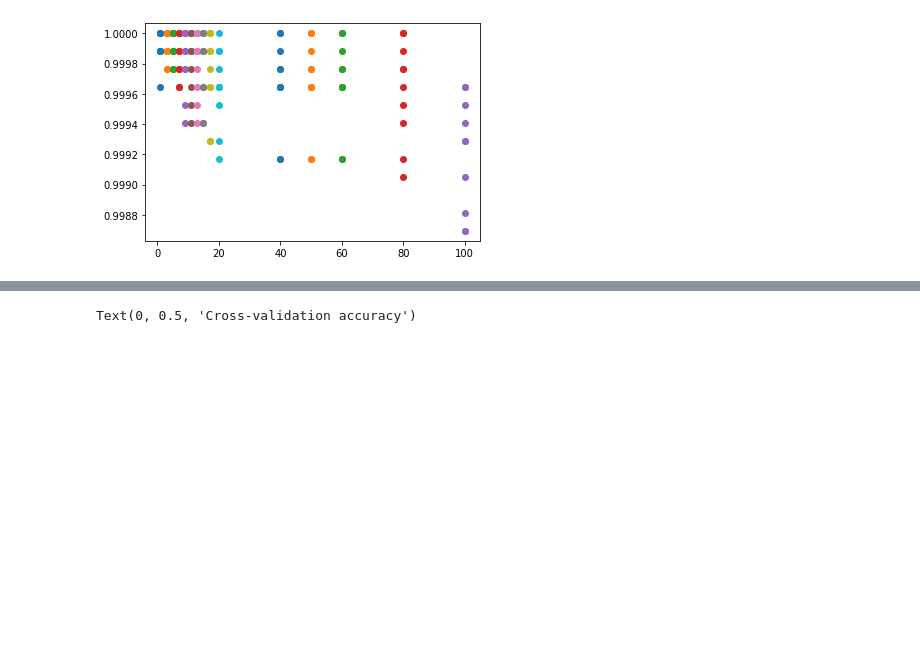
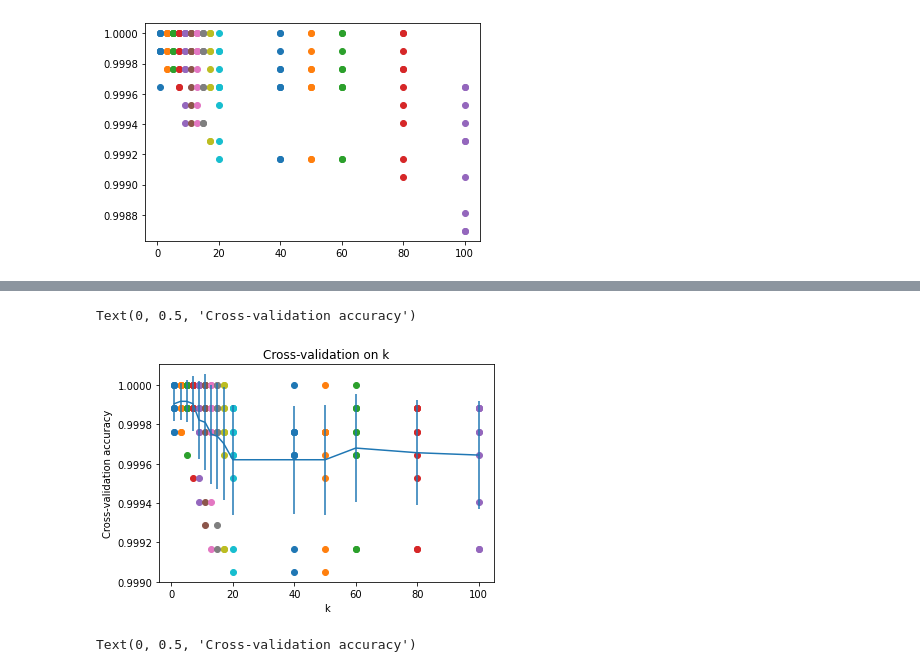
Before and after one commit to leigharriane/STINTSY-MP-Group3, a Jupyter notebook: MP_Group3.ipynb, the cells around one changed output, grey strips where cells are left out. Saved outputs shown, nothing was run; the diff lists cells and outputs as text; code cells hidden in the pictures; blank space fills up the shorter version.

```diff
--- a/MP_Group3.ipynb
+++ b/MP_Group3.ipynb
@@ -592,3 +718,19 @@ stddev_scores = average_accuracy_std
+# %%
+average_accuracy_mean = np.mean(scores,axis=1)
+avg_scores = average_accuracy_mean
+
+average_accuracy_std = np.std(scores, axis=1)
+stddev_scores = average_accuracy_std
+# %%
+plot_scatter(scores)
+
+plt.errorbar(k_choices, avg_scores, yerr=stddev_scores)
+plt.title('Cross-validation on k')
+plt.xlabel('k')
+plt.ylabel('Cross-validation accuracy')
+# %% [output]
+Text(0, 0.5, 'Cross-validation accuracy')
+[figure, added]
 # %%
 plot_scatter(scores)
 
```
Also changed, not shown: parts of 31 cells of this notebook.
